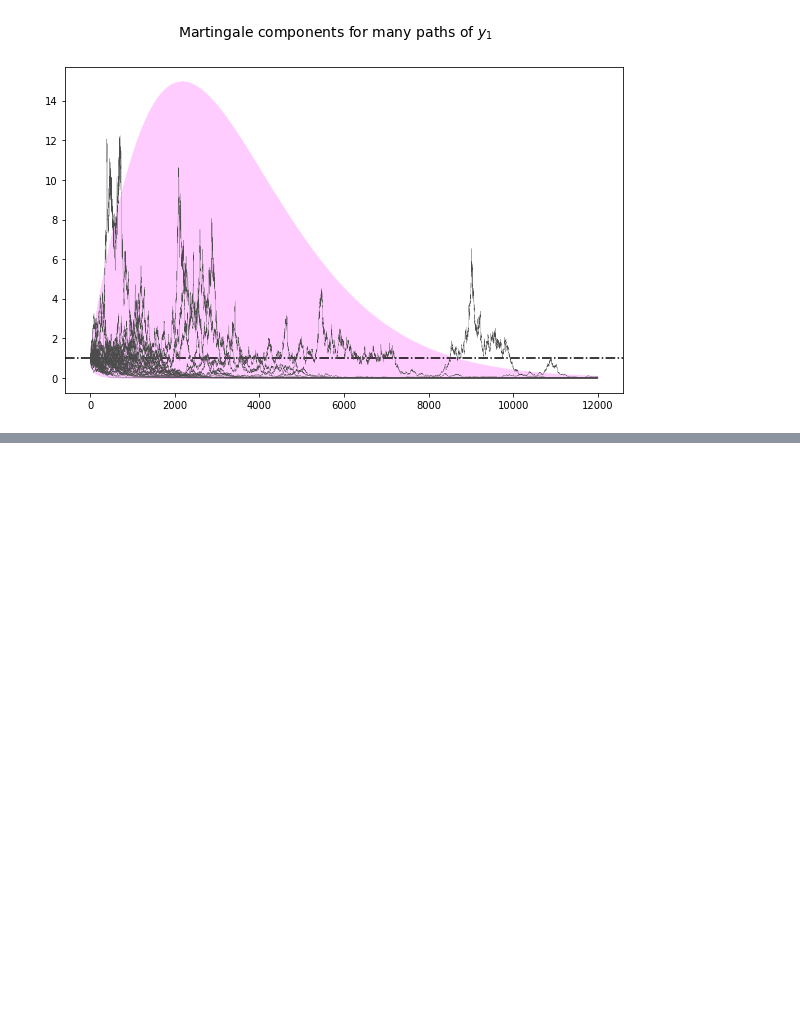
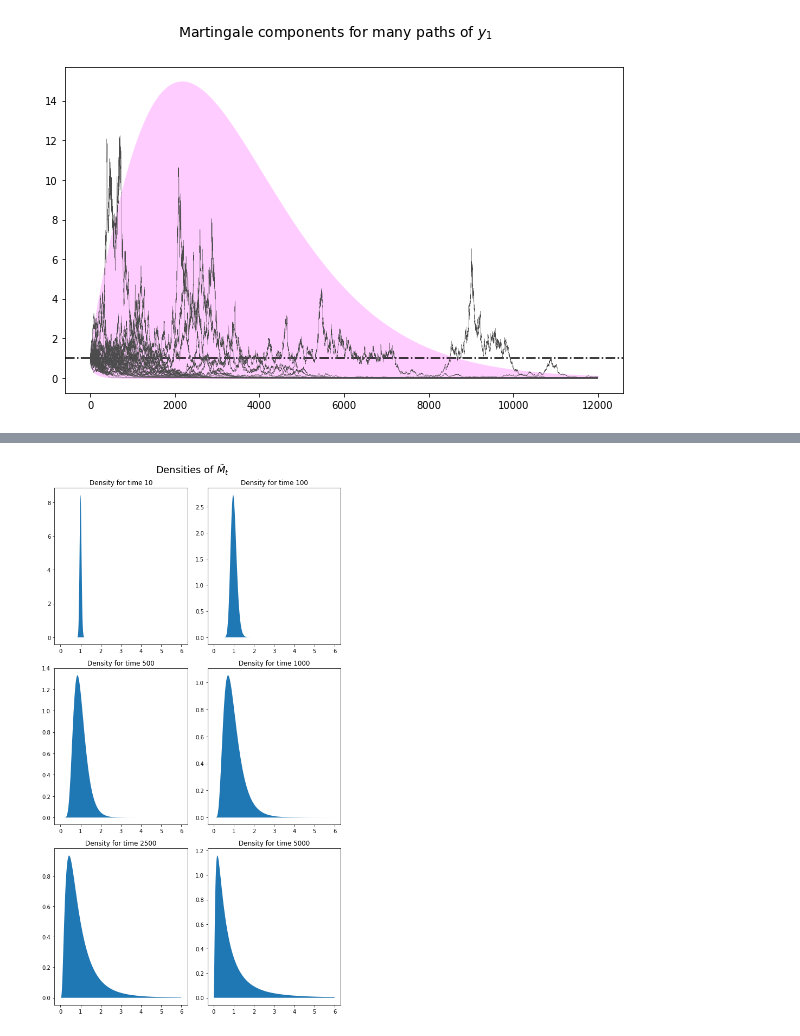
Before and after one commit to QuantEcon/quantecon-notebooks-python, a Jupyter notebook: additive_functionals.ipynb, the cells around one changed output, grey strips where cells are left out. Cells and saved outputs as stored; diff of their text form; code cells hidden in the pictures; blank space fills up the shorter version.

```diff
--- a/additive_functionals.ipynb
+++ b/additive_functionals.ipynb
@@ -846,0 +1152,46 @@ plt.show()
+# %%
+def Mtilde_t_density(amf, t, xmin=1e-8, xmax=5.0, npts=5000):
+
+    # Pull out the multiplicative decomposition
+    νtilde, H, g = amf.multiplicative_decomp()
+    H2 = H * H
+
+    # The distribution
+    mdist = lognorm(np.sqrt(t * H2), scale=np.exp(-t * H2 / 2))
+    x = np.linspace(xmin, xmax, npts)
+    pdf = mdist.pdf(x)
+
+    return x, pdf
+
+
+def logMtilde_t_density(amf, t, xmin=-15.0, xmax=15.0, npts=5000):
+
+    # Pull out the multiplicative decomposition
+    νtilde, H, g = amf.multiplicative_decomp()
+    H2 = H * H
+
+    # The distribution
+    lmdist = norm(-t * H2 / 2, np.sqrt(t * H2))
+    x = np.linspace(xmin, xmax, npts)
+    pdf = lmdist.pdf(x)
+
+    return x, pdf
+
+
+times_to_plot = [10, 100, 500, 1000, 2500, 5000]
+dens_to_plot = map(lambda t: Mtilde_t_density(amf_2, t, xmin=1e-8, xmax=6.0), times_to_plot)
+ldens_to_plot = map(lambda t: logMtilde_t_density(amf_2, t, xmin=-10.0, xmax=10.0), times_to_plot)
+
+fig, ax = plt.subplots(3, 2, figsize=(8, 14))
+ax = ax.flatten()
+
+fig.suptitle(r"Densities of $\tilde{M}_t$", fontsize=18, y=1.02)
+for (it, dens_t) in enumerate(dens_to_plot):
+    x, pdf = dens_t
+    ax[it].set_title(f"Density for time {times_to_plot[it]}")
+    ax[it].fill_between(x, np.zeros_like(pdf), pdf)
+
+plt.tight_layout()
+plt.show()
+# %% [output]
+[figure, added]
```
Also changed, not shown: parts of 28 cells of this notebook, 47 other files.
